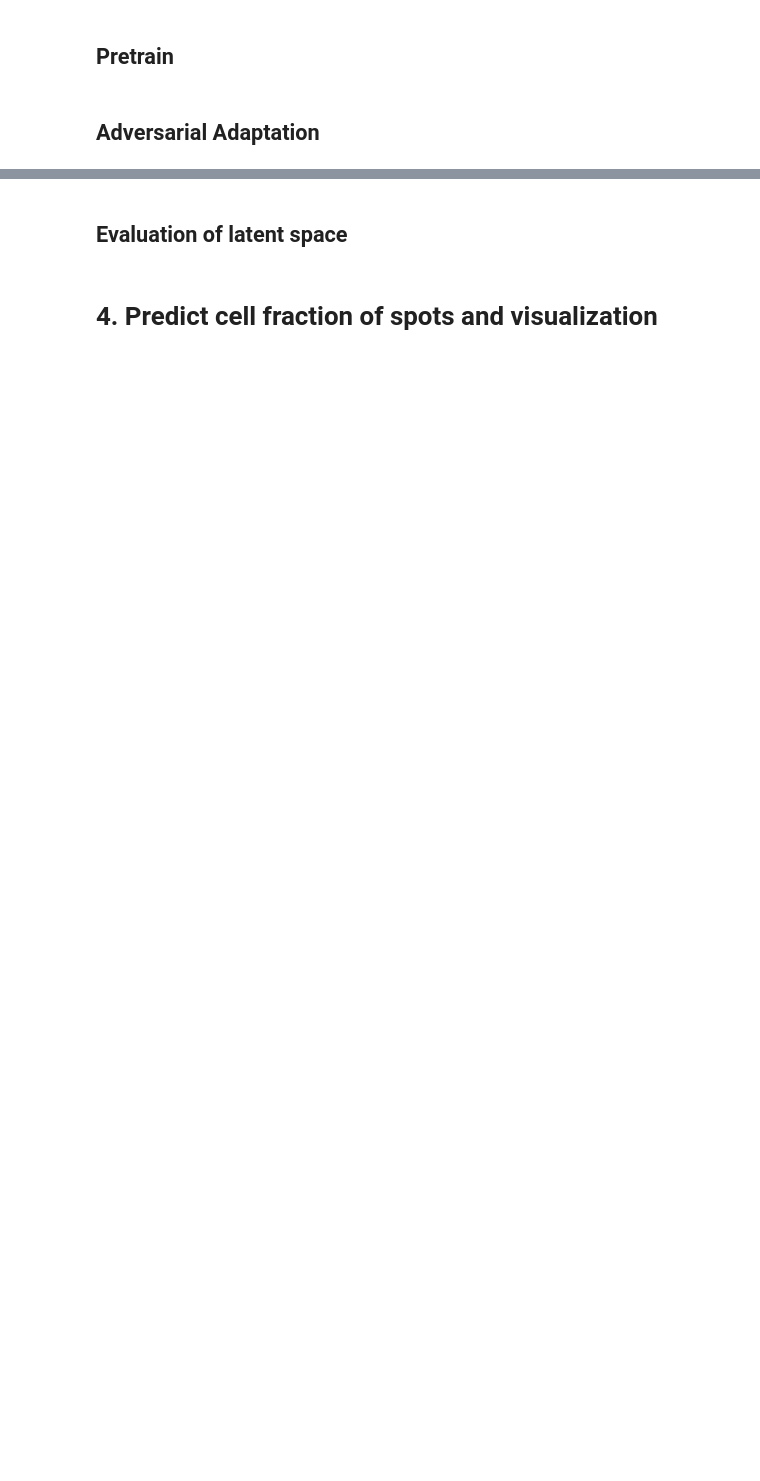
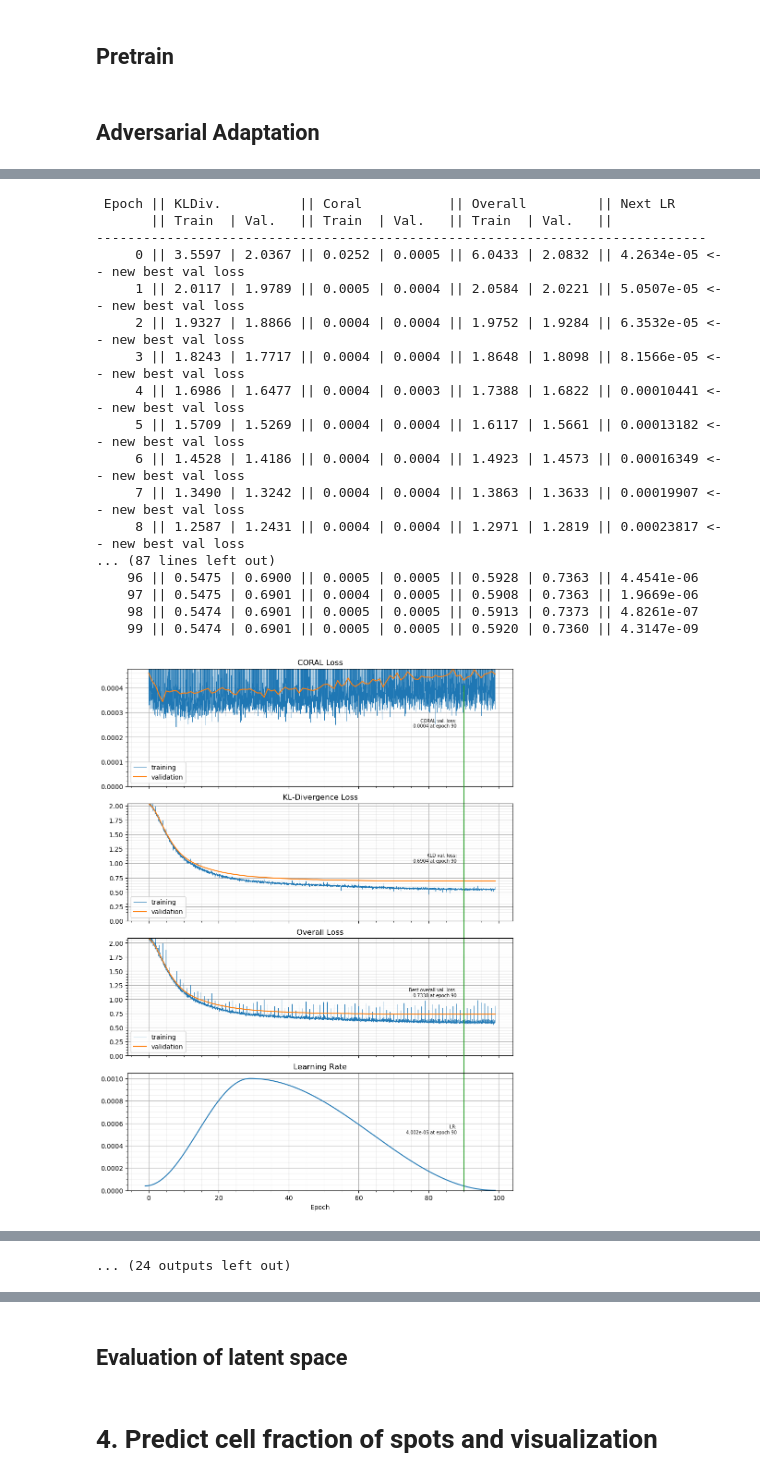
Before and after one commit to williamrobotma/AGrEDA, a Jupyter notebook: coral.ipynb, the cells around one changed output, grey strips where cells are left out. Saved outputs shown, nothing was run; the diff lists cells and outputs as text; code cells hidden in the pictures; blank space fills up the shorter version.

Commit message:
fixed coral, created local requirements, fixed eval_config parallel

```diff
--- a/coral.ipynb
+++ b/coral.ipynb
@@ -599,6 +583,8 @@ advtrain_folder = os.path.join(model_folder, "advtrain")
 
 if not os.path.isdir(advtrain_folder):
     os.makedirs(advtrain_folder)
+# %%
+criterion_dis = coral_loss  # lambda s, t: coral_loss(torch.exp(s), torch.exp(t))
 # %%
 def model_adv_loss(
     x_source,
@@ -612,23 +598,26 @@ def model_adv_loss(
 
     if two_step:
         if source_first:
-            y_pred_source = model(x_source)
-            y_pred_target = model(x_target)
+            y_pred_source, logits_source = model(x_source)
+            y_pred_target, logits_target = model(x_target)
         else:
-            y_pred_target = model(x_target)
-            y_pred_source = model(x_source)
+            y_pred_target, logits_source = model(x_target)
+            y_pred_source, logits_target = model(x_source)
     else:
-        y_pred = model(torch.cat([x_source, x_target], dim=0))
-        y_pred_source, y_pred_target = torch.split(y_pred, [len(x_source), len(x_target)])
+        y_pred, logits = model(torch.cat([x_source, x_target], dim=0))
+        y_pred_source, y_pred_target = torch.split(
+            y_pred, [len(x_source), len(x_target)]
+        )
+        logits_source, logits_target = torch.split(
+            logits, [len(x_source), len(x_target)]
+        )
 
     loss_clf = criterion_clf(y_pred_source, y_source)
-    loss_dis = criterion_dis(y_pred_source, y_pred_target)
+    loss_dis = criterion_dis(logits_source, logits_target)
     loss = loss_clf + loss_dis * train_params["lambda"]
     update_weights(optimizer, loss)
 
-
     return loss, loss_dis, loss_clf
-
 
 
 # def target_step(x_target, model, optimizer):
@@ -691,6 +680,7 @@ def run_epoch(
     dataloader_target,
     model,
     tqdm_bar=None,
+    scheduler=None,
     **kwargs,
 ):
     results_running = {
@@ -699,6 +689,8 @@ def run_epoch(
         "ovr": {"loss": [], "weights": []},
     }
 
+    if scheduler is not None:
+        results_running["ovr"]["lr"] = []
     n_iters = max(len(dataloader_source), len(dataloader_target))
 
     s_iter = iter(dataloader_source)
@@ -719,16 +711,22 @@ def run_epoch(
         x_target = x_target.to(torch.float32).to(device)
         y_source = y_source.to(torch.float32).to(device)
 
-        loss, loss_dis, loss_clf = model_adv_loss(x_source, x_target, y_source, model, **kwargs)
+        loss, loss_dis, loss_clf = model_adv_loss(
+            x_source, x_target, y_source, model, **kwargs
+        )
 
         results_running["dis"]["loss"].append(loss_dis.item())
         results_running["clf"]["loss"].append(loss_clf.item())
         results_running["ovr"]["loss"].append(loss.item())
 
-
-        results_running["dis"]["weights"].append((len(x_source)+len(x_target))/2)
+        results_running["dis"]["weights"].append((len(x_source) + len(x_target)) / 2)
         results_running["clf"]["weights"].append(len(x_source))
-        results_running["ovr"]["weights"].append((len(x_source)+len(x_target))/2 + len(x_source))
+        results_running["ovr"]["weights"].append(
+            (len(x_source) + len(x_target)) / 2 + len(x_source)
+        )
+        if scheduler is not None:
+            results_running["ovr"]["lr"].append(scheduler.get_last_lr()[-1])
+            scheduler.step()
 
         if tqdm_bar is not None:
             tqdm_bar.update(1)
@@ -952,7 +1043,7 @@ else:
         )
         model.apply(initialize_weights)
 
-        if train_params["pretraining"]:
+        if train_params.get("pretraining", False):
             best_pre_checkpoint = torch.load(
                 os.path.join(pretrain_folder, f"final_model.pth")
             )
@@ -961,6 +1052,7 @@ else:
 
         model.advtraining()
 
+        print(model)
         results = train_adversarial_iters(
             model,
             save_folder,
@@ -968,4 +1060,5 @@ else:
             dataloader_source_val,
             dataloader_target_train_d[sample_id],
         )
-        plot_results(*results, save_folder)
+        plot_results(save_folder, results)
+# %% [output]
@@ -971,0 +1082,18 @@ else:
+ Epoch || KLDiv.          || Coral           || Overall         || Next LR
+       || Train  | Val.   || Train  | Val.   || Train  | Val.   ||
+------------------------------------------------------------------------------
+     0 || 3.5597 | 2.0367 || 0.0252 | 0.0005 || 6.0433 | 2.0832 || 4.2634e-05 <-- new best val loss
+     1 || 2.0117 | 1.9789 || 0.0005 | 0.0004 || 2.0584 | 2.0221 || 5.0507e-05 <-- new best val loss
+     2 || 1.9327 | 1.8866 || 0.0004 | 0.0004 || 1.9752 | 1.9284 || 6.3532e-05 <-- new best val loss
+     3 || 1.8243 | 1.7717 || 0.0004 | 0.0004 || 1.8648 | 1.8098 || 8.1566e-05 <-- new best val loss
+     4 || 1.6986 | 1.6477 || 0.0004 | 0.0003 || 1.7388 | 1.6822 || 0.00010441 <-- new best val loss
+     5 || 1.5709 | 1.5269 || 0.0004 | 0.0004 || 1.6117 | 1.5661 || 0.00013182 <-- new best val loss
+     6 || 1.4528 | 1.4186 || 0.0004 | 0.0004 || 1.4923 | 1.4573 || 0.00016349 <-- new best val loss
+     7 || 1.3490 | 1.3242 || 0.0004 | 0.0004 || 1.3863 | 1.3633 || 0.00019907 <-- new best val loss
+     8 || 1.2587 | 1.2431 || 0.0004 | 0.0004 || 1.2971 | 1.2819 || 0.00023817 <-- new best val loss
+... (87 lines left out)
+    96 || 0.5475 | 0.6900 || 0.0005 | 0.0005 || 0.5928 | 0.7363 || 4.4541e-06
+    97 || 0.5475 | 0.6901 || 0.0004 | 0.0005 || 0.5908 | 0.7363 || 1.9669e-06
+    98 || 0.5474 | 0.6901 || 0.0005 | 0.0005 || 0.5913 | 0.7373 || 4.8261e-07
+    99 || 0.5474 | 0.6901 || 0.0005 | 0.0005 || 0.5920 | 0.7360 || 4.3147e-09
+[figure, added]
@@ -972,3 +1205,4 @@ else:
+... (24 outputs left out)
 # %%
 with open(os.path.join(model_folder, "config.yml"), "w") as f:
     yaml.safe_dump(config, f)
```
Also changed, not shown: parts of 14 cells of this notebook, 8 other files.
